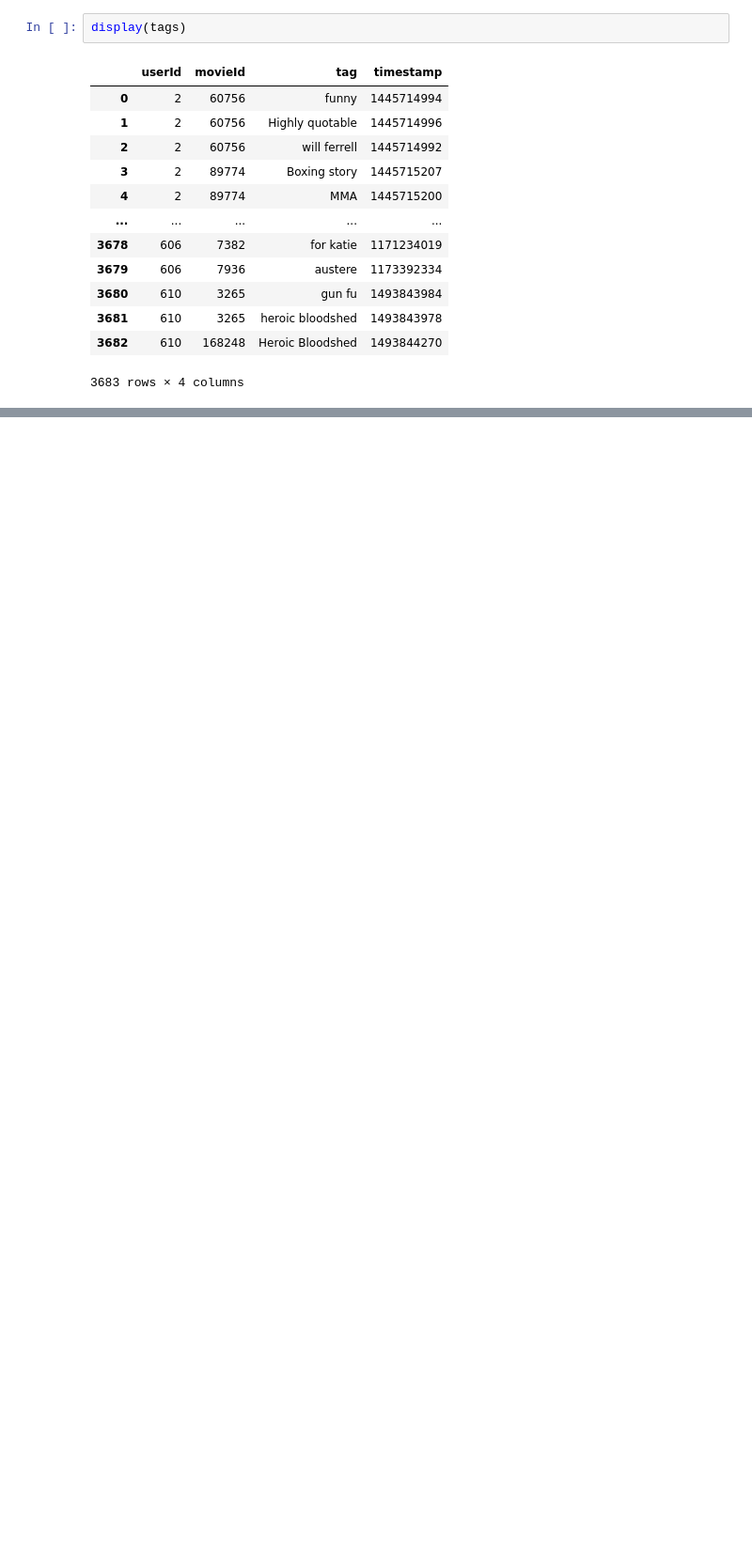
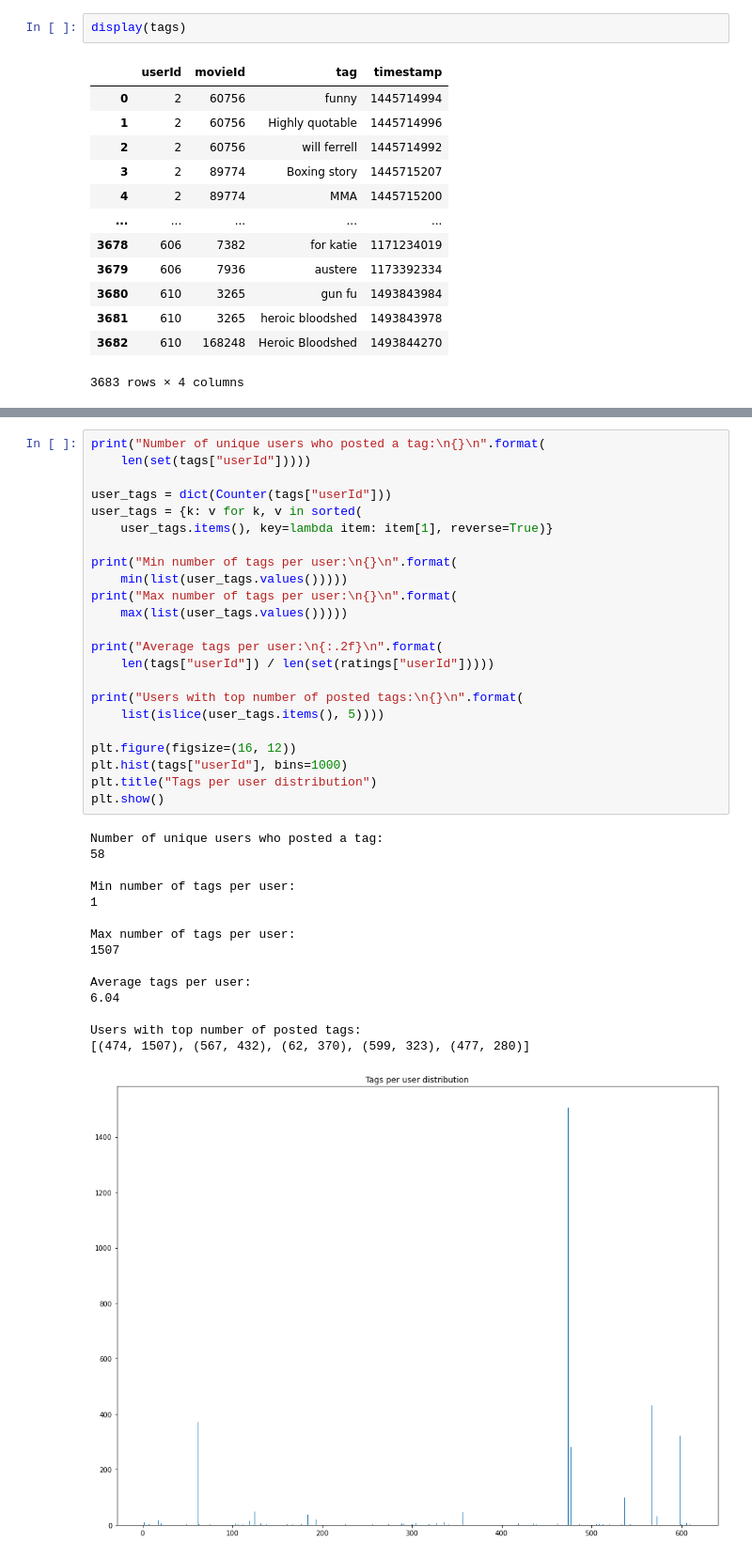
Before and after one commit to SmirnovAlexander/MoviesRecommendation, a Jupyter notebook: EDA.ipynb, the cells around one changed output, grey strips where cells are left out. Shown at 94% size. Cells and saved outputs as stored; diff of their text form; blank space fills up the shorter version.

```diff
--- a/EDA.ipynb
+++ b/EDA.ipynb
@@ -475,0 +517,39 @@ display(tags)
+# %%
+print("Number of unique users who posted a tag:\n{}\n".format(
+    len(set(tags["userId"]))))
+
+user_tags = dict(Counter(tags["userId"]))
+user_tags = {k: v for k, v in sorted(
+    user_tags.items(), key=lambda item: item[1], reverse=True)}
+
+print("Min number of tags per user:\n{}\n".format(
+    min(list(user_tags.values()))))
+print("Max number of tags per user:\n{}\n".format(
+    max(list(user_tags.values()))))
+
+print("Average tags per user:\n{:.2f}\n".format(
+    len(tags["userId"]) / len(set(ratings["userId"]))))
+
+print("Users with top number of posted tags:\n{}\n".format(
+    list(islice(user_tags.items(), 5))))
+
+plt.figure(figsize=(16, 12))
+plt.hist(tags["userId"], bins=1000)
+plt.title("Tags per user distribution")
+plt.show()
+# %% [output]
+Number of unique users who posted a tag:
+58
+
+Min number of tags per user:
+1
+
+Max number of tags per user:
+1507
+
+Average tags per user:
+6.04
+
+Users with top number of posted tags:
+[(474, 1507), (567, 432), (62, 370), (599, 323), (477, 280)]
+[figure, added]
```
Also changed, not shown: parts of 27 cells of this notebook.
